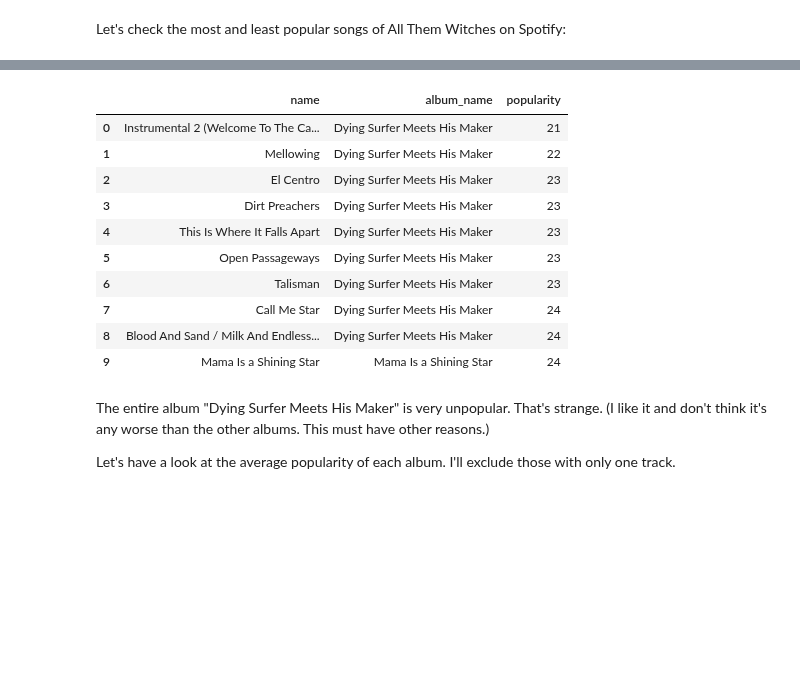
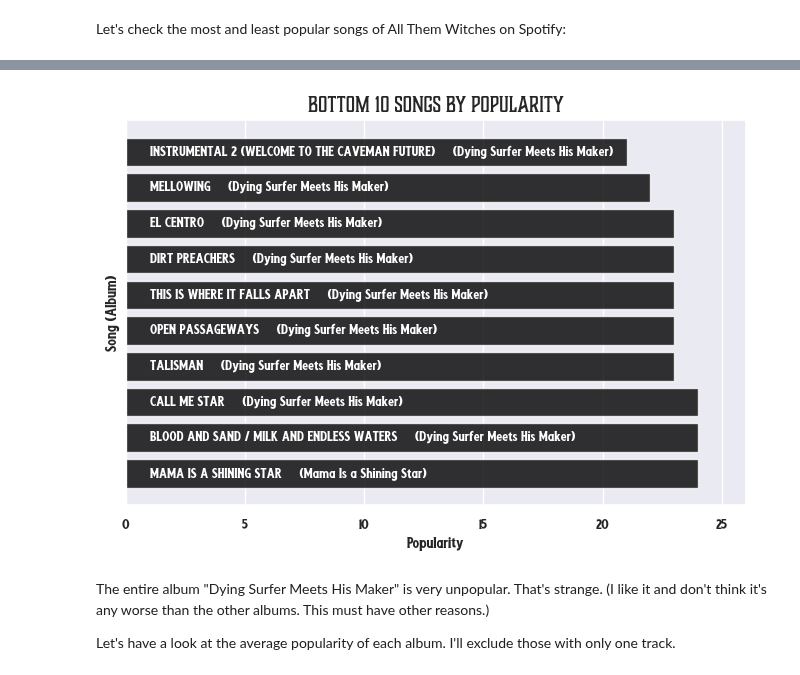
Before and after one commit to scheinmensch/Spotify, a Jupyter notebook: AllThemWitches.ipynb, the cells around one changed output, grey strips where cells are left out. Drawn from its saved outputs; the diff is of its cells as text; code cells hidden in the pictures; blank space fills up the shorter version.

```diff
--- a/AllThemWitches.ipynb
+++ b/AllThemWitches.ipynb
@@ -187,19 +172,24 @@ top_10_songs
 # %%
 bottom_10_songs = atw.nsmallest(10, 'popularity')[['name', 'album_name', 'popularity']].reset_index(drop=True)
-bottom_10_songs = custom_styling(bottom_10_songs)
-bottom_10_songs
+bottom_10_songs['name'] = bottom_10_songs['name'].str.upper()
+plt.figure(figsize=(8,5))  #
+bars = plt.barh(range(len(bottom_10_songs)), bottom_10_songs['popularity'], color='000000', alpha=0.8)
+
+for i, bar in enumerate(bars):
+    plt.text(1, bar.get_y() + bar.get_height()/2,
+             bottom_10_songs['name'].iloc[i] + '     (' + bottom_10_songs['album_name'].iloc[i] + ')',
+             va='center', ha='left', color='#FFFFFF', fontproperties=prop2, fontsize=13)
+
+plt.xlabel('Popularity', fontproperties=prop2, fontsize=14)
+plt.ylabel('Song (Album)', fontproperties=prop2, fontsize=14)
+plt.title('Bottom 10 Songs by Popularity', fontproperties=prop, fontsize=15)
+plt.yticks([])
+plt.xticks(np.arange(0,35,5),fontproperties=prop2, fontsize=13)
+plt.xlim(0,26)
+plt.gca().invert_yaxis()
+plt.show()
 # %% [output]
-|  | name | album_name | popularity |
-| 0 | Instrumental 2 (Welcome To The Ca... | Dying Surfer Meets His Maker | 21 |
-| 1 | Mellowing | Dying Surfer Meets His Maker | 22 |
-| 2 | El Centro | Dying Surfer Meets His Maker | 23 |
-| 3 | Dirt Preachers | Dying Surfer Meets His Maker | 23 |
-| 4 | This Is Where It Falls Apart | Dying Surfer Meets His Maker | 23 |
-| 5 | Open Passageways | Dying Surfer Meets His Maker | 23 |
-| 6 | Talisman | Dying Surfer Meets His Maker | 23 |
-| 7 | Call Me Star | Dying Surfer Meets His Maker | 24 |
-| 8 | Blood And Sand / Milk And Endless... | Dying Surfer Meets His Maker | 24 |
-| 9 | Mama Is a Shining Star | Mama Is a Shining Star | 24 |
+[figure, added]
 # %% [markdown]
 The entire album "Dying Surfer Meets His Maker" is very unpopular. That's strange. (I like it and don't think it's any worse than the other albums. This must have other reasons.)
 
```
Also changed, not shown: parts of 31 cells of this notebook.
